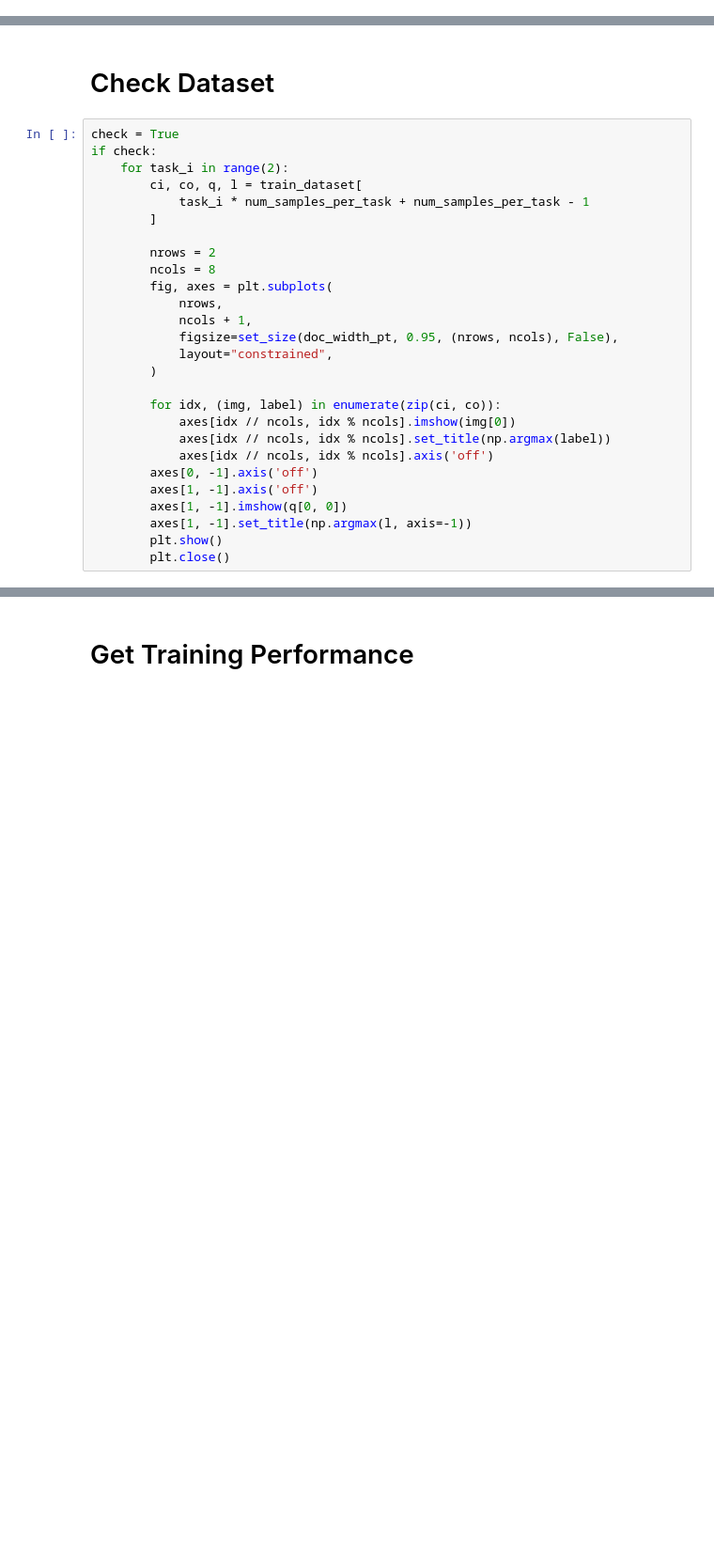
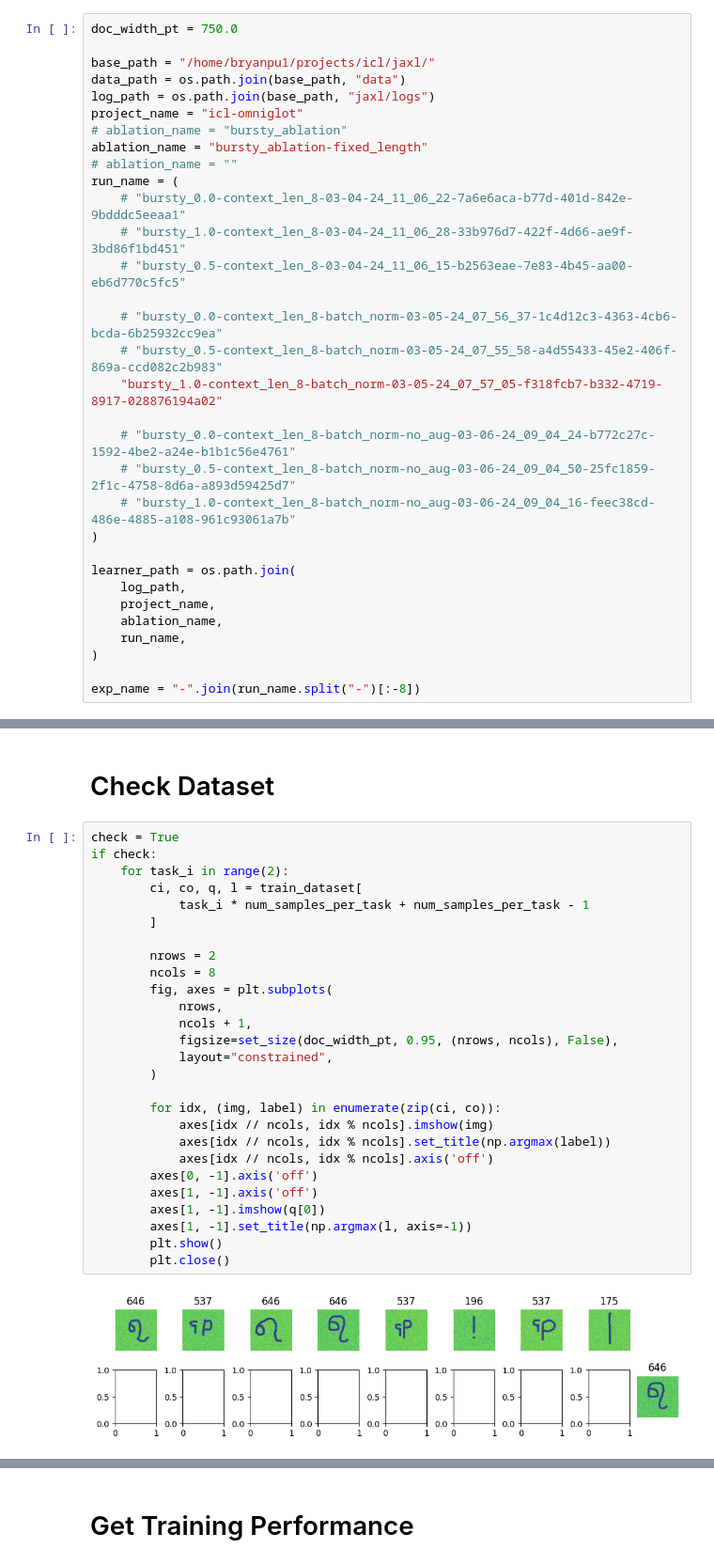
Before and after one commit to chanb/jaxl, a Jupyter notebook: scripts/icl/omniglot/evaluate_icl.ipynb, the cells around one changed output, grey strips where cells are left out. Shown at 94% size. Cells and saved outputs as stored; diff of their text form; blank space fills up the shorter version.

```diff
--- a/scripts/icl/omniglot/evaluate_icl.ipynb
+++ b/scripts/icl/omniglot/evaluate_icl.ipynb
@@ -96,3 +36,35 @@ p_bursty = 0.5
+# %%
+doc_width_pt = 750.0
+
+base_path = "/home/bryanpu1/projects/icl/jaxl/"
+data_path = os.path.join(base_path, "data")
+log_path = os.path.join(base_path, "jaxl/logs")
+project_name = "icl-omniglot"
+# ablation_name = "bursty_ablation"
+ablation_name = "bursty_ablation-fixed_length"
+# ablation_name = ""
+run_name = (
+    # "bursty_0.0-context_len_8-03-04-24_11_06_22-7a6e6aca-b77d-401d-842e-9bdddc5eeaa1"
+    # "bursty_1.0-context_len_8-03-04-24_11_06_28-33b976d7-422f-4d66-ae9f-3bd86f1bd451"
+    # "bursty_0.5-context_len_8-03-04-24_11_06_15-b2563eae-7e83-4b45-aa00-eb6d770c5fc5"
+
+    # "bursty_0.0-context_len_8-batch_norm-03-05-24_07_56_37-1c4d12c3-4363-4cb6-bcda-6b25932cc9ea"
+    # "bursty_0.5-context_len_8-batch_norm-03-05-24_07_55_58-a4d55433-45e2-406f-869a-ccd082c2b983"
+    "bursty_1.0-context_len_8-batch_norm-03-05-24_07_57_05-f318fcb7-b332-4719-8917-028876194a02"
+
+    # "bursty_0.0-context_len_8-batch_norm-no_aug-03-06-24_09_04_24-b772c27c-1592-4be2-a24e-b1b1c56e4761"
+    # "bursty_0.5-context_len_8-batch_norm-no_aug-03-06-24_09_04_50-25fc1859-2f1c-4758-8d6a-a893d59425d7"
+    # "bursty_1.0-context_len_8-batch_norm-no_aug-03-06-24_09_04_16-feec38cd-486e-4885-a108-961c93061a7b"
+)
+
+learner_path = os.path.join(
+    log_path,
+    project_name,
+    ablation_name,
+    run_name,
+)
+
+exp_name = "-".join(run_name.split("-")[:-8])
 # %% [markdown]
 # Experiment Configuration
 # %%
@@ -219,27 +204,29 @@ def print_performance(
 # %%
 check = True
 if check:
     for task_i in range(2):
         ci, co, q, l = train_dataset[
             task_i * num_samples_per_task + num_samples_per_task - 1
         ]
 
         nrows = 2
         ncols = 8
         fig, axes = plt.subplots(
             nrows,
             ncols + 1,
             figsize=set_size(doc_width_pt, 0.95, (nrows, ncols), False),
             layout="constrained",
         )
 
         for idx, (img, label) in enumerate(zip(ci, co)):
-            axes[idx // ncols, idx % ncols].imshow(img[0])
+            axes[idx // ncols, idx % ncols].imshow(img)
             axes[idx // ncols, idx % ncols].set_title(np.argmax(label))
             axes[idx // ncols, idx % ncols].axis('off')
         axes[0, -1].axis('off')
         axes[1, -1].axis('off')
-        axes[1, -1].imshow(q[0, 0])
+        axes[1, -1].imshow(q[0])
         axes[1, -1].set_title(np.argmax(l, axis=-1))
         plt.show()
         plt.close()
+# %% [output]
+[figure, added]
```
Also changed, not shown: parts of 28 cells of this notebook, 12 other files.
